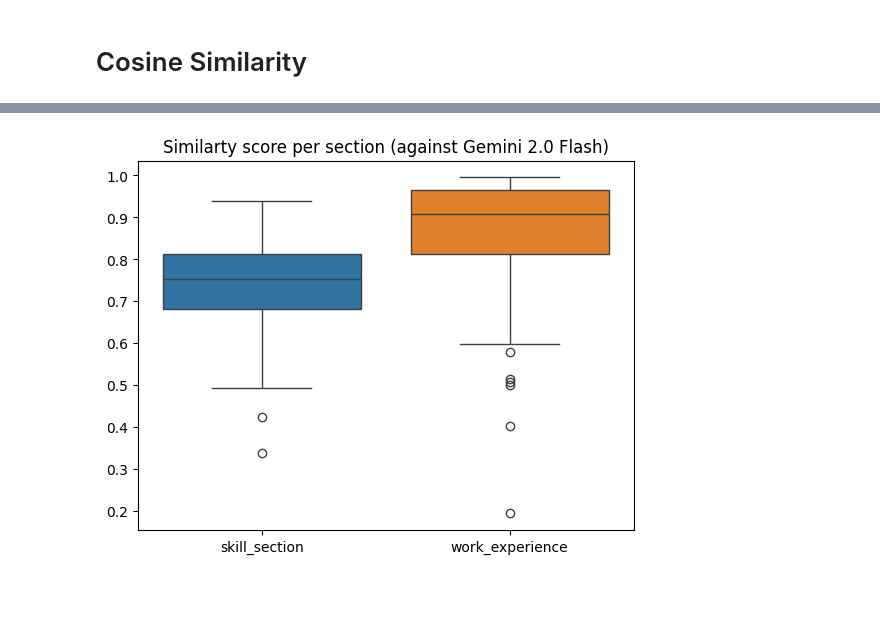
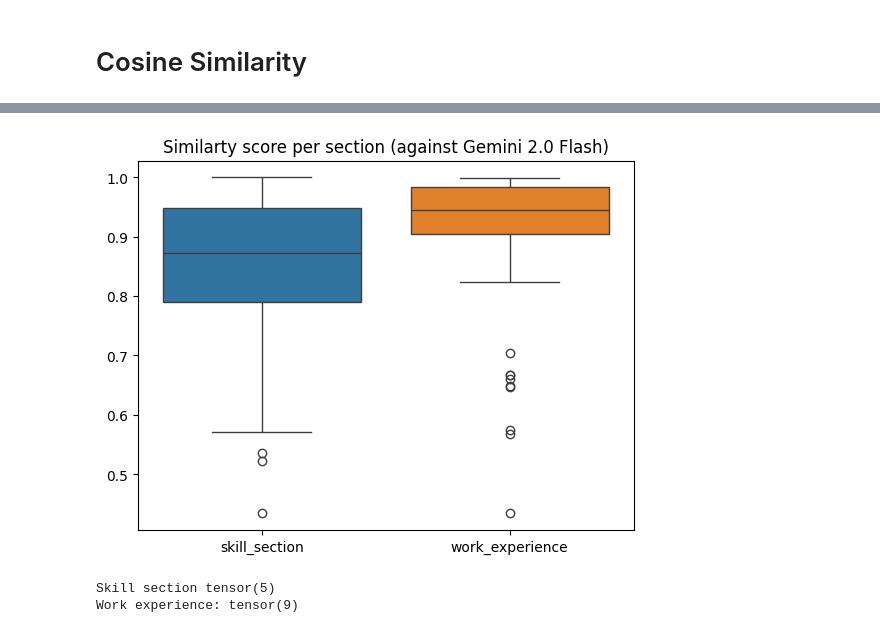
Before and after one commit to daiqing2009/ResumeFlow, a Jupyter notebook: benchmark/resume_extraction_bechmark.ipynb, the cells around one changed output, grey strips where cells are left out. Drawn from its saved outputs; the diff is of its cells as text; code cells hidden in the pictures; blank space fills up the shorter version.

````diff
--- a/benchmark/resume_extraction_bechmark.ipynb
+++ b/benchmark/resume_extraction_bechmark.ipynb
@@ -179,30 +217,52 @@ df_base.head()
 | 4 | 16899268 | INFORMATION TECHNOLOGY MANAGER/AN... | <div class="fontsize fontface vma... | INFORMATION-TECHNOLOGY | {'name': 'INFORMATION TECHNOLOGY ... | {\n "name": null,\n "email": null... | ```json\n{\n "name": null,\n "pho... | {'name': None, 'email': None, 'ph... | ... |
 # %%
 # embedder = SentenceTransformer("sentence-transformers/bert-large-nli-cls-token")
-embedder = SentenceTransformer("sentence-transformers/all-roberta-large-v1")
+embedder = SentenceTransformer("sentence-transformers/all-MiniLM-L6-v2") # max words length of 256
+
+def chunk_and_embed_avg(text, chunk_size=256):
+
+    nltk.download('punkt', quiet=True)  # Ensure punkt is downloaded
+
+    tokens = nltk.word_tokenize(text)
+    chunks = []
+    for i in range(0, len(tokens), chunk_size):
+        chunks.append(" ".join(tokens[i:i + chunk_size]))
+
+    embeddings = embedder.encode(chunks)
+    avg_embeddings = embeddings.mean(axis=0)
+
+    return avg_embeddings
+
 similarity_scores = {}
-
 skills_str_gemma = []
 work_exp_str_gemma = []
 skills_str_gemini= []
 work_exp_str_gemini = []
 for i in range(df_base.shape[0]):
-    skills_str_gemma.append(str(df_base['base_gemma_loaded'][i]['skill_section']))
+    skills_str_gemma.append(str(df_base['base_gemma_loaded'][i]['skill_section']['hard_skills'] + df_base['base_gemma_loaded'][i]['skill_section']['soft_skills']))
     work_exp_str_gemma.append(str(df_base['base_gemma_loaded'][i]['work_experience']))
 
     skills_str_gemini.append(str(df_base['gemini_gen_loaded'][i]['skill_section']))
     work_exp_str_gemini.append(str(df_base['gemini_gen_loaded'][i]['work_experience']))
 
-skills_emb_gemma = embedder.encode(skills_str_gemma)
-work_exp_emb_gemma = embedder.encode(work_exp_str_gemma)
-skills_emb_gemini = embedder.encode(skills_str_gemini)
-work_exp_emb_gemini = embedder.encode(work_exp_str_gemini)
+skills_emb_gemma = list(map(chunk_and_embed_avg, skills_str_gemma))
+work_exp_emb_gemma = list(map(chunk_and_embed_avg, work_exp_str_gemma))
+skills_emb_gemini = list(map(chunk_and_embed_avg, skills_str_gemini))
+work_exp_emb_gemini = list(map(chunk_and_embed_avg, work_exp_str_gemini))
 
 similarity_scores["skill_section"] = torch.diagonal(embedder.similarity(skills_emb_gemma, skills_emb_gemini), 0)
 similarity_scores["work_experience"] = torch.diagonal(embedder.similarity(work_exp_emb_gemma, work_exp_emb_gemini), 0)
 
 sns.boxplot(similarity_scores)
 plt.title("Similarty score per section (against Gemini 2.0 Flash)")
 plt.show()
 # %% [output]
-[figure, old version]
+[figure, new version]
+# %%
+outlier_skill_id = similarity_scores['skill_section'] < 0.65
+outlier_work_exp_id = similarity_scores['work_experience'] < 0.75
+print("Skill section", sum(similarity_scores['skill_section'] < 0.65))
+print("Work experience:", sum(similarity_scores['work_experience'] < 0.75))
+# %% [output]
+Skill section tensor(5)
+Work experience: tensor(9)
````
Also changed, not shown: parts of 10 cells of this notebook, 8 other files.
